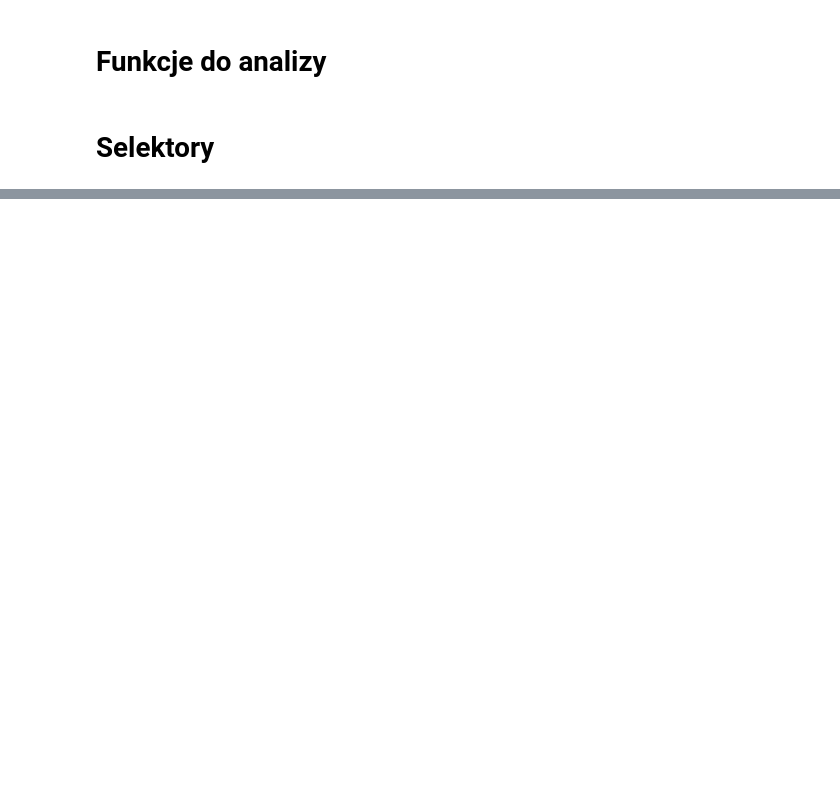
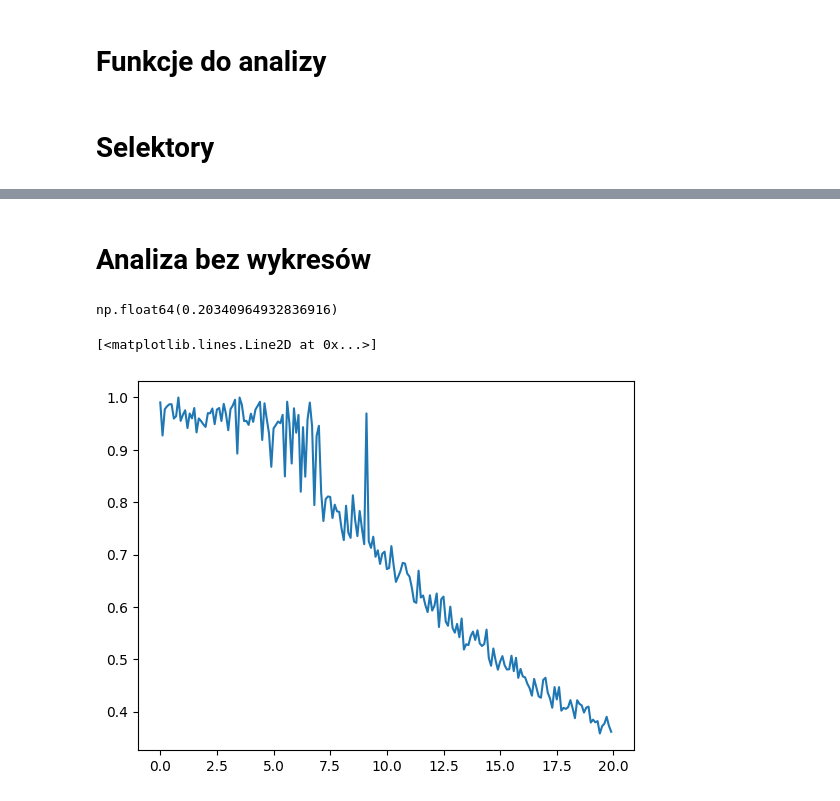
Before and after one commit to MD275996/System-to-identify-anomalies-in-vibration-signals-for-local-damage-detection-in-machines, a Jupyter notebook: main.ipynb, the cells around one changed output, grey strips where cells are left out. Cells and saved outputs as stored; diff of their text form; code cells hidden in the pictures; blank space fills up the shorter version.

```diff
--- a/main.ipynb
+++ b/main.ipynb
@@ -186,6 +230,0 @@ std:0.14346382386600817
-# %%
-impulses = (filtered > np.mean(filtered) + threshold_factor*np.std(filtered)) | (filtered < np.mean(filtered) - threshold_factor*np.std(filtered))
-filtered_no_impulses = filtered.copy()
-filtered_no_impulses[impulses] = 0
-plt.plot(filtered_no_impulses)
-print(np.sum(filtered_no_impulses**2))
@@ -298,0 +231,2 @@ plt.show()
+# %% [markdown]
+# Analiza bez wykresów
@@ -298,0 +273,23 @@ plt.show()
+# %%
+import ifb_selectors as selector
+filter_threshold = 1/2
+impuls_threshold = 1
+full_signal_analysis(selector.SK,filter_threshold,impuls_threshold,B=0)
+# %% [output]
+np.float64(0.20340964932836916)
+# %%
+impuls_amps = np.arange(0,20,0.1)
+results = np.zeros(len(impuls_amps))
+
+filter_threshold = 1/2
+impuls_threshold = 3
+
+
+
+for i in range(len(impuls_amps)):
+    results[i] = full_signal_analysis(selector.SK,filter_threshold,impuls_threshold,B=impuls_amps[i],fmod=13,sigma=5)
+
+plt.plot(impuls_amps,results)
+# %% [output]
+[<matplotlib.lines.Line2D at 0x...>]
+[figure, added]
```
Also changed, not shown: parts of 14 cells of this notebook.
